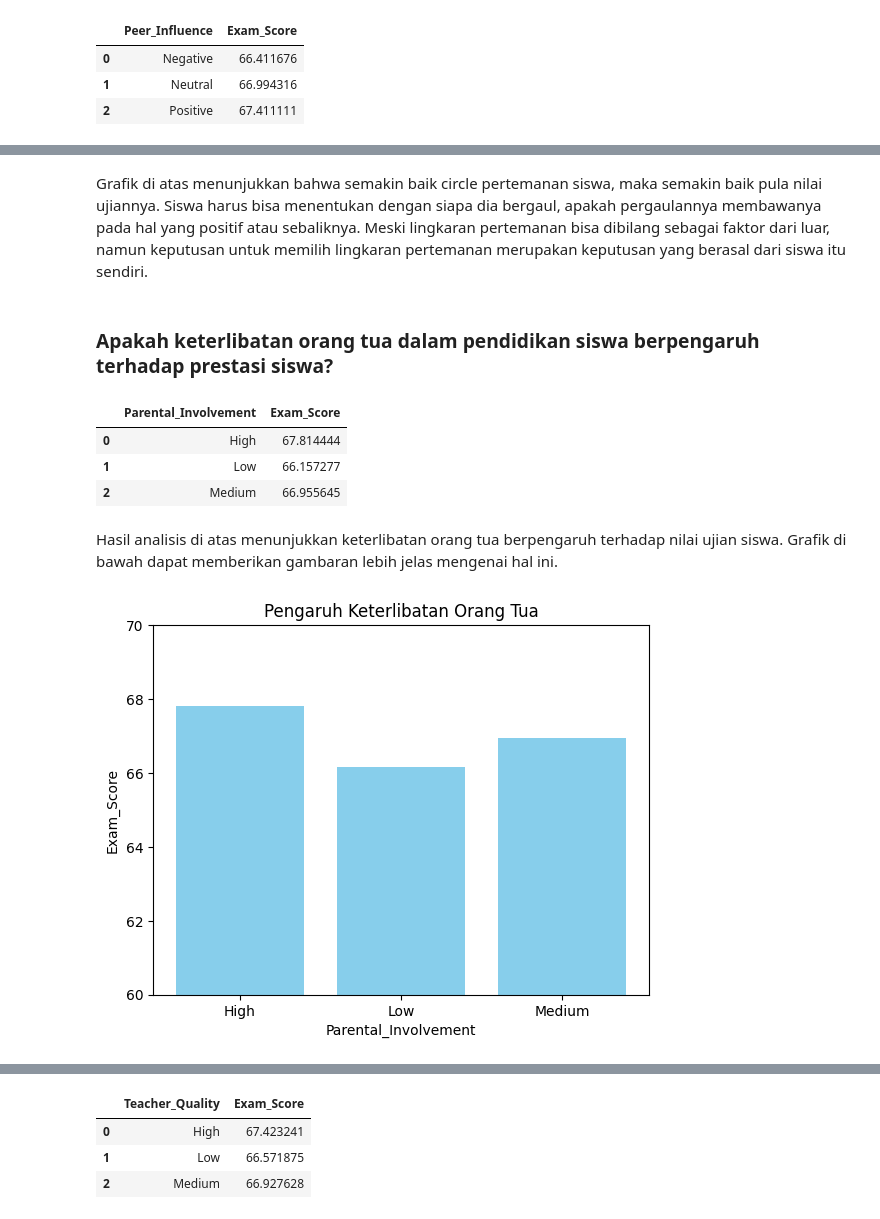
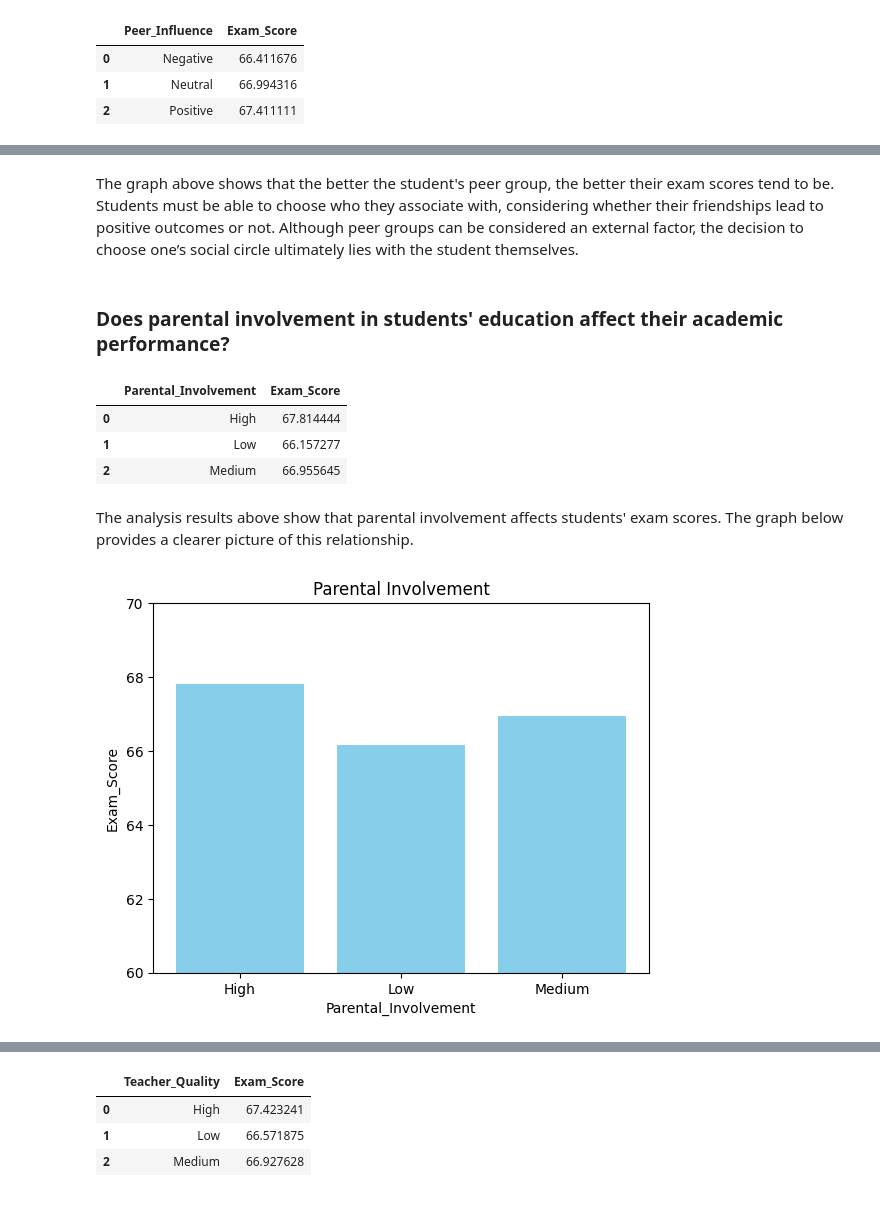
Before and after one commit to azkiamudrikah/Students-Performance-Factors, a Jupyter notebook: StudentsPerformanceFactors.ipynb, the cells around one changed output, grey strips where cells are left out. Cells and saved outputs as stored; diff of their text form; code cells hidden in the pictures.

```diff
--- a/StudentsPerformanceFactors.ipynb
+++ b/StudentsPerformanceFactors.ipynb
@@ -415,7 +388,7 @@ plt.show()
-# %% [markdown]
-Grafik di atas menunjukkan bahwa semakin baik circle pertemanan siswa, maka semakin baik pula nilai ujiannya. Siswa harus bisa menentukan dengan siapa dia bergaul, apakah pergaulannya membawanya pada hal yang positif atau sebaliknya. Meski lingkaran pertemanan bisa dibilang sebagai faktor dari luar, namun keputusan untuk memilih lingkaran pertemanan merupakan keputusan yang berasal dari siswa itu sendiri.
-# %% [markdown]
-### Apakah keterlibatan orang tua dalam pendidikan siswa berpengaruh terhadap prestasi siswa?
+# %% [markdown]
+The graph above shows that the better the student's peer group, the better their exam scores tend to be. Students must be able to choose who they associate with, considering whether their friendships lead to positive outcomes or not. Although peer groups can be considered an external factor, the decision to choose one’s social circle ultimately lies with the student themselves.
+# %% [markdown]
+### Does parental involvement in students' education affect their academic performance?
 # %%
 Parental = under_KKM.groupby('Parental_Involvement')[['Exam_Score']].mean().reset_index()
 Parental
@@ -424,19 +397,19 @@ Parental
 | 0 | High | 67.814444 |
 | 1 | Low | 66.157277 |
 | 2 | Medium | 66.955645 |
-# %% [markdown]
-Hasil analisis di atas menunjukkan keterlibatan orang tua berpengaruh terhadap nilai ujian siswa. Grafik di bawah dapat memberikan gambaran lebih jelas mengenai hal ini.
+# %% [markdown]
+The analysis results above show that parental involvement affects students' exam scores. The graph below provides a clearer picture of this relationship.
 # %%
 # Membuat bar chart
 plt.bar(Parental['Parental_Involvement'], Parental['Exam_Score'], color='skyblue')
 
 # Menambahkan judul dan label
-plt.title('Pengaruh Keterlibatan Orang Tua')
+plt.title('Parental Involvement')
 plt.xlabel('Parental_Involvement')
 plt.ylabel('Exam_Score')
 plt.ylim(60, 70)
 
 # Menampilkan grafik
 plt.show()
 # %% [output]
-[figure, old version]
+[figure, new version]
```
Also changed, not shown: parts of 96 cells of this notebook.
